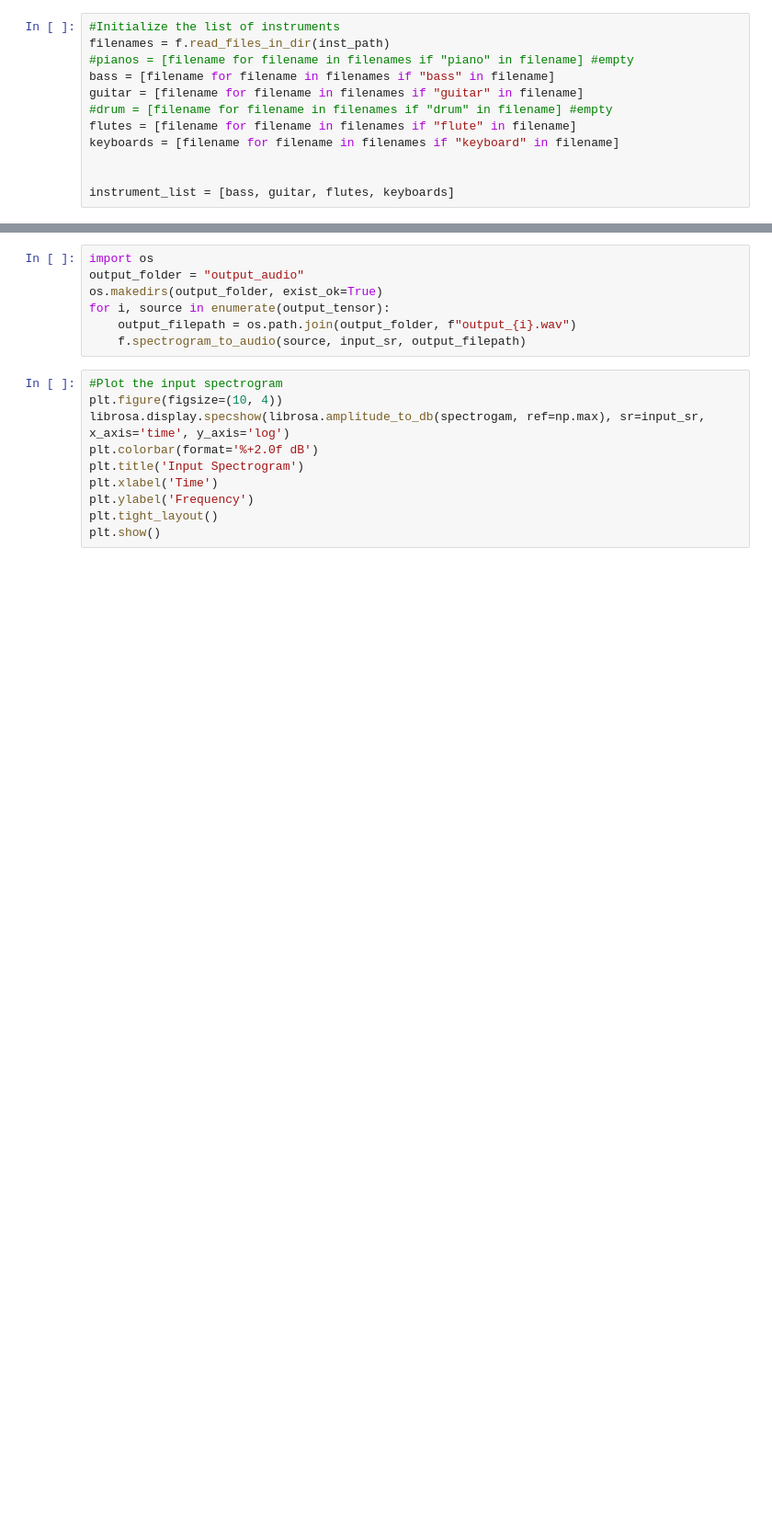
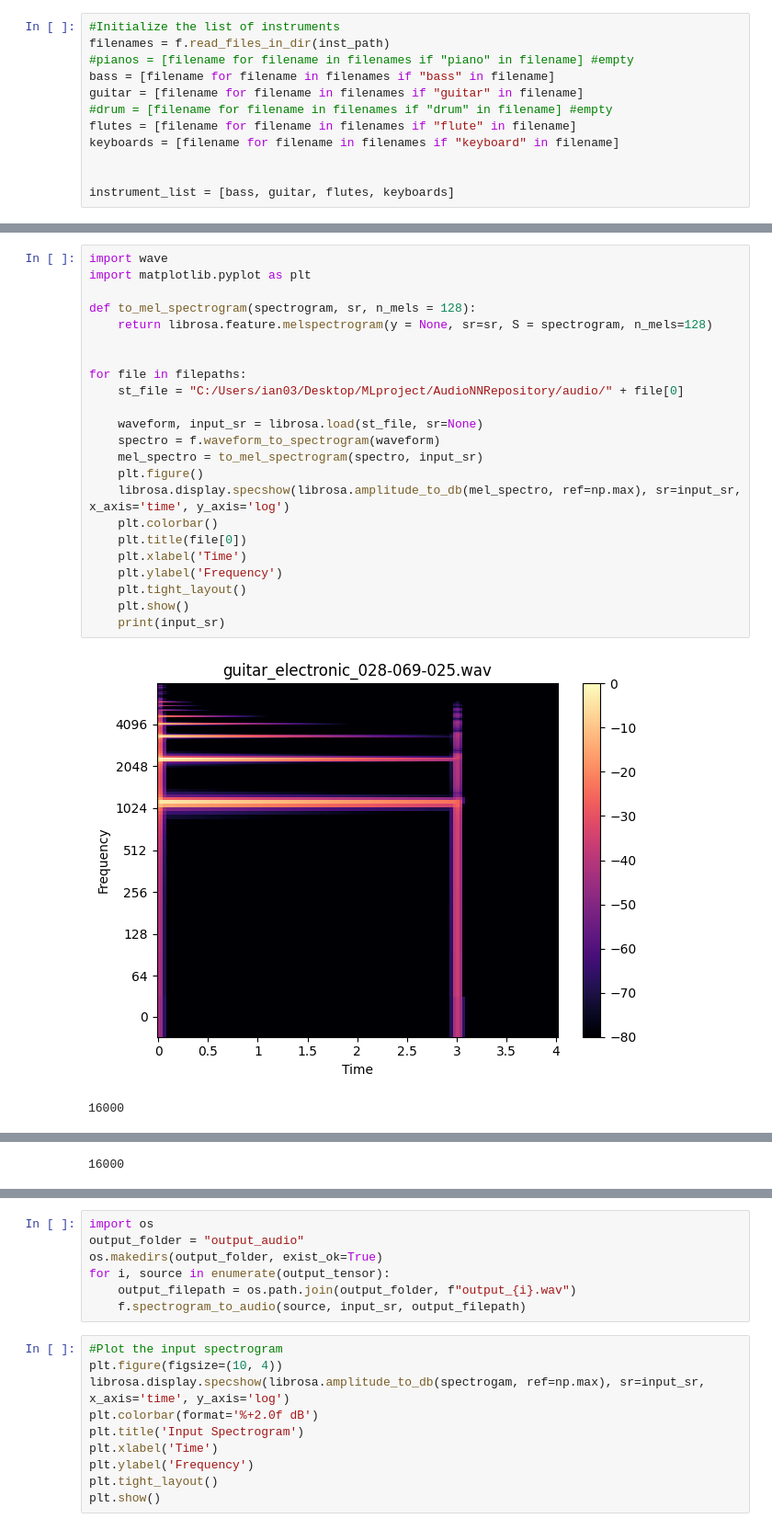
Before and after one commit to JanMcKenzie/AudioNNRep, a Jupyter notebook: models/3_Instrument_reconstruction/kernelsize.ipynb, the cells around one changed output, grey strips where cells are left out. Shown at 92% size. Saved outputs shown, nothing was run; the diff lists cells and outputs as text; blank space fills up the shorter version.

```diff
--- a/models/3_Instrument_reconstruction/kernelsize.ipynb
+++ b/models/3_Instrument_reconstruction/kernelsize.ipynb
@@ -238,0 +417,26 @@ filepaths
+# %%
+import wave
+import matplotlib.pyplot as plt
+
+def to_mel_spectrogram(spectrogram, sr, n_mels = 128):
+    return librosa.feature.melspectrogram(y = None, sr=sr, S = spectrogram, n_mels=128)
+
+
+for file in filepaths:
+    st_file = "C:/Users/ian03/Desktop/MLproject/AudioNNRepository/audio/" + file[0]
+
+    waveform, input_sr = librosa.load(st_file, sr=None)
+    spectro = f.waveform_to_spectrogram(waveform)
+    mel_spectro = to_mel_spectrogram(spectro, input_sr)
+    plt.figure()
+    librosa.display.specshow(librosa.amplitude_to_db(mel_spectro, ref=np.max), sr=input_sr, x_axis='time', y_axis='log')
+    plt.colorbar()
+    plt.title(file[0])
+    plt.xlabel('Time')
+    plt.ylabel('Frequency')
+    plt.tight_layout()
+    plt.show()
+    print(input_sr)
+# %% [output]
+[figure, added]
+16000
@@ -239 +444,2 @@ filepaths
+16000
 # %%
```
Also changed, not shown: parts of 17 cells of this notebook.
